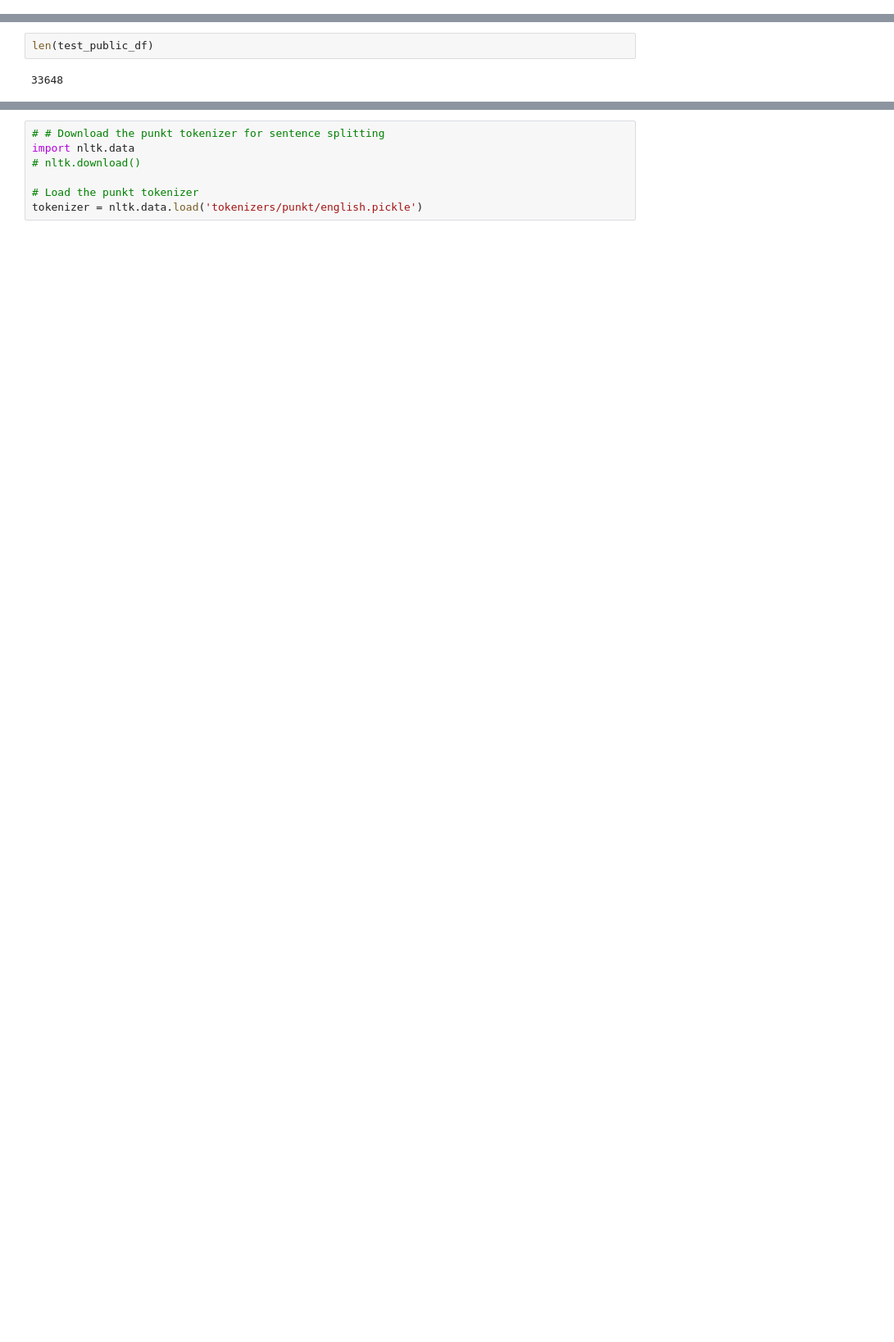
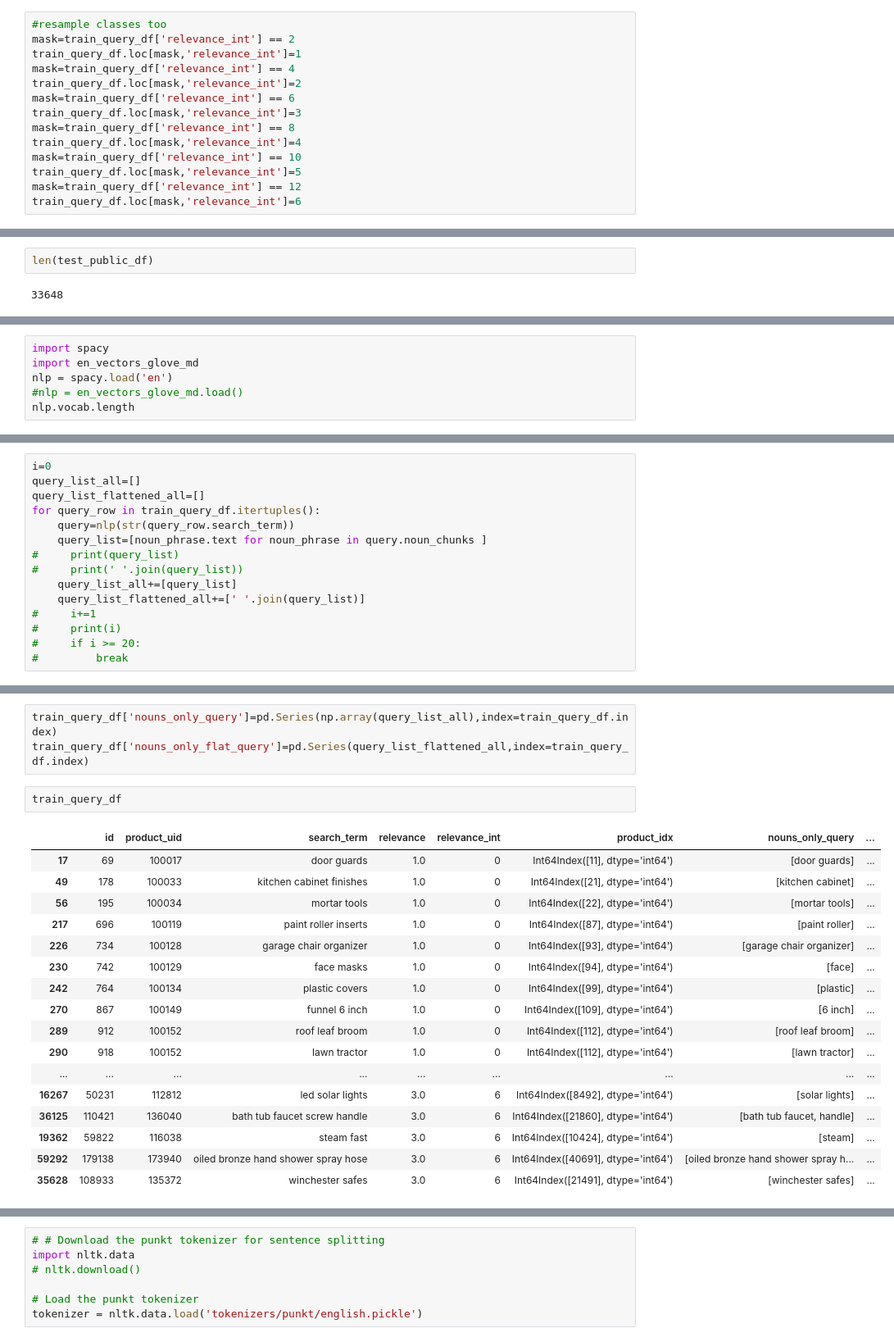
Before and after one commit to jax79sg/IRDM2017, a Jupyter notebook: python/CNN.ipynb, the cells around one changed output, grey strips where cells are left out. Shown at 82% size. Cells and saved outputs as stored; diff of their text form; blank space fills up the shorter version.

```diff
--- a/python/CNN.ipynb
+++ b/python/CNN.ipynb
@@ -90,0 +128,14 @@ test_public_df = dp.getGoldTestSet(test_query_df, soln_df, testsetoption='Public
+# %%
+#resample classes too
+mask=train_query_df['relevance_int'] == 2
+train_query_df.loc[mask,'relevance_int']=1
+mask=train_query_df['relevance_int'] == 4
+train_query_df.loc[mask,'relevance_int']=2
+mask=train_query_df['relevance_int'] == 6
+train_query_df.loc[mask,'relevance_int']=3
+mask=train_query_df['relevance_int'] == 8
+train_query_df.loc[mask,'relevance_int']=4
+mask=train_query_df['relevance_int'] == 10
+train_query_df.loc[mask,'relevance_int']=5
+mask=train_query_df['relevance_int'] == 12
+train_query_df.loc[mask,'relevance_int']=6
@@ -170,0 +247,6 @@ len(test_public_df)
+# %%
+import spacy
+import en_vectors_glove_md
+nlp = spacy.load('en')
+#nlp = en_vectors_glove_md.load()
+nlp.vocab.length
@@ -170,0 +255,15 @@ len(test_public_df)
+# %%
+i=0
+query_list_all=[]
+query_list_flattened_all=[]
+for query_row in train_query_df.itertuples():
+    query=nlp(str(query_row.search_term))
+    query_list=[noun_phrase.text for noun_phrase in query.noun_chunks ]
+#     print(query_list)
+#     print(' '.join(query_list))
+    query_list_all+=[query_list]
+    query_list_flattened_all+=[' '.join(query_list)]
+#     i+=1
+#     print(i)
+#     if i >= 20:
+#         break
@@ -170,0 +274,23 @@ len(test_public_df)
+# %%
+train_query_df['nouns_only_query']=pd.Series(np.array(query_list_all),index=train_query_df.index)
+train_query_df['nouns_only_flat_query']=pd.Series(query_list_flattened_all,index=train_query_df.index)
+# %%
+train_query_df
+# %% [output]
+|  | id | product_uid | search_term | relevance | relevance_int | product_idx | nouns_only_query | ... |
+| 17 | 69 | 100017 | door guards | 1.0 | 0 | Int64Index([11], dtype='int64') | [door guards] | ... |
+| 49 | 178 | 100033 | kitchen cabinet finishes | 1.0 | 0 | Int64Index([21], dtype='int64') | [kitchen cabinet] | ... |
+| 56 | 195 | 100034 | mortar tools | 1.0 | 0 | Int64Index([22], dtype='int64') | [mortar tools] | ... |
+| 217 | 696 | 100119 | paint roller inserts | 1.0 | 0 | Int64Index([87], dtype='int64') | [paint roller] | ... |
+| 226 | 734 | 100128 | garage chair organizer | 1.0 | 0 | Int64Index([93], dtype='int64') | [garage chair organizer] | ... |
+| 230 | 742 | 100129 | face masks | 1.0 | 0 | Int64Index([94], dtype='int64') | [face] | ... |
+| 242 | 764 | 100134 | plastic covers | 1.0 | 0 | Int64Index([99], dtype='int64') | [plastic] | ... |
+| 270 | 867 | 100149 | funnel 6 inch | 1.0 | 0 | Int64Index([109], dtype='int64') | [6 inch] | ... |
+| 289 | 912 | 100152 | roof leaf broom | 1.0 | 0 | Int64Index([112], dtype='int64') | [roof leaf broom] | ... |
+| 290 | 918 | 100152 | lawn tractor | 1.0 | 0 | Int64Index([112], dtype='int64') | [lawn tractor] | ... |
+| ... | ... | ... | ... | ... | ... | ... | ... | ... |
+| 16267 | 50231 | 112812 | led solar lights | 3.0 | 6 | Int64Index([8492], dtype='int64') | [solar lights] | ... |
+| 36125 | 110421 | 136040 | bath tub faucet screw handle | 3.0 | 6 | Int64Index([21860], dtype='int64') | [bath tub faucet, handle] | ... |
+| 19362 | 59822 | 116038 | steam fast | 3.0 | 6 | Int64Index([10424], dtype='int64') | [steam] | ... |
+| 59292 | 179138 | 173940 | oiled bronze hand shower spray hose | 3.0 | 6 | Int64Index([40691], dtype='int64') | [oiled bronze hand shower spray h... | ... |
+| 35628 | 108933 | 135372 | winchester safes | 3.0 | 6 | Int64Index([21491], dtype='int64') | [winchester safes] | ... |
```
Also changed, not shown: parts of 69 cells of this notebook, 2 other files.
